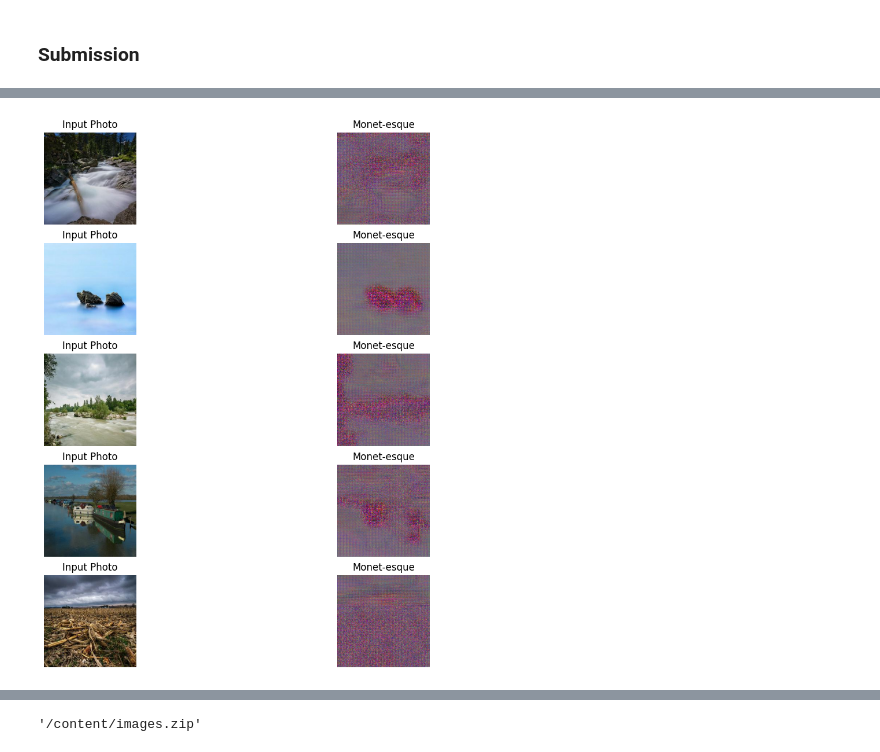
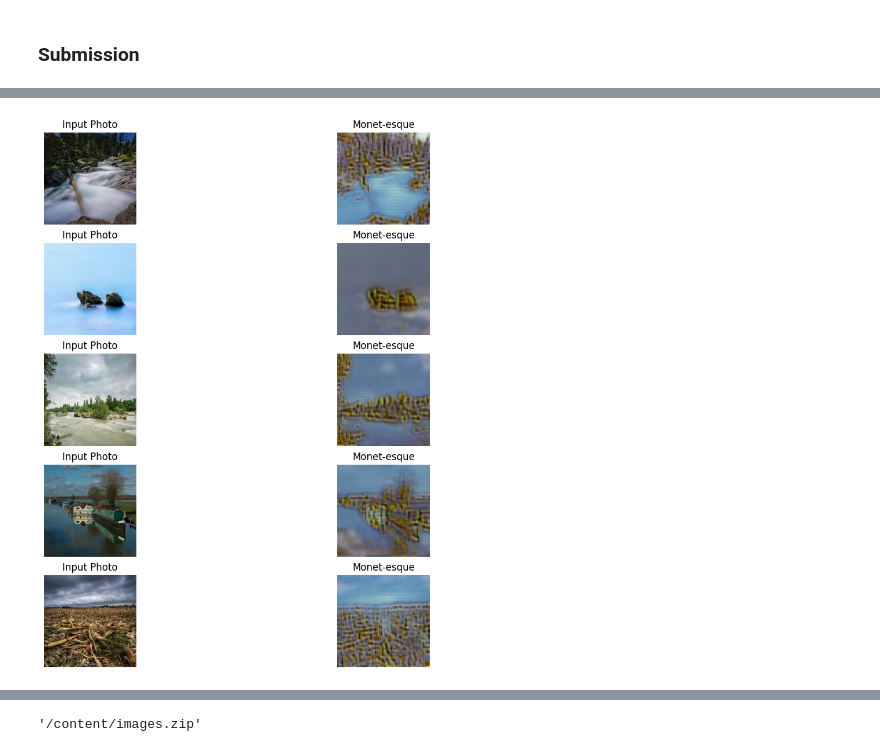
Before and after one commit to walexi/class-mini-project-5, a Jupyter notebook: GANs_Mini_Project.ipynb, the cells around one changed output, grey strips where cells are left out. Cells and saved outputs as stored; diff of their text form; code cells hidden in the pictures.

```diff
--- a/GANs_Mini_Project.ipynb
+++ b/GANs_Mini_Project.ipynb
@@ -104,7 +86,7 @@ PHOTO_DIR = f"{WRK_DIR}/photo_jpg/"
 BATCH_SIZE = 16
 img_height = 256
 img_width = 256
-MAX_EPOCHS = 3
+MAX_EPOCHS = 100
 NUM_WORKERS= 3
 # %%
 MONET_FILENAMES = glob.glob(os.path.join(MONET_DIR, '*.jpg'))
@@ -209,7 +191,7 @@ class ResidualBlock(nn.Module):
 # %%
 class Generator(nn.Module):
     def __init__(
-        self, img_channels: int=3, num_features: int = 64, num_residuals: int = 6
+        self, img_channels: int=3, num_features: int = 64, num_residuals: int = 2
     ):
         """
         Generator consists of 2 layers of downsampling/encoding layer,
@@ -510,14 +492,11 @@ params = DefaultMunch.fromDict({
     'lr': 1e-4,
     'b1': 0.5,
     'b2':0.999,
-    'lambda_photo': 8.0,
-    'lambda_monet' : 8.0,
-    'lambda_idt': 0.4,
+    'lambda_photo': 0.4,
+    'lambda_monet' : 0.4,
+    'lambda_idt': 0.3,
     'bs': BATCH_SIZE,
-    'max_epochs': MAX_EPOCHS,
-    'log_dir': '/content/',
-    'save_dir': '/content/',
-    'log_dir': '/content/'
+    'max_epochs': MAX_EPOCHS
 })
 # %%
 dm = GANDataModule( (MONET_FILENAMES, PHOTO_FILENAMES))
@@ -526,7 +505,7 @@ model = GAN(**params)
 from lightning.pytorch.callbacks.early_stopping import EarlyStopping
 
 trainer = pl.Trainer(
-    max_epochs=50,
+    max_epochs=30,
     accelerator="tpu",
     devices="auto",
     strategy="auto",
@@ -572,28 +569,28 @@ model.monet_gen.eval()
 # %%
 import torchvision.io as io
 from torchvision.io import ImageReadMode
 
 _, ax = plt.subplots(5, 2, figsize=(12, 12))
 for i, img in enumerate(PHOTO_FILENAMES[:5]):
     with torch.no_grad():
         img = io.read_image(img, mode=ImageReadMode.RGB)
-        prediction = model.monet_gen(img.unsqueeze(0).float()).squeeze(0)
-        prediction = prediction.permute(1,2,0)
+        prediction = model.photo_gen(img.unsqueeze(0).float()).squeeze(0).numpy()
+        prediction = prediction.transpose(1,2,0)
         prediction = (prediction * 127.5 + 127.5)
         # normalized = (prediction - prediction.min()) / (prediction.max() - prediction.min())
         # prediction = normalized * 255
-        prediction = prediction.numpy().astype(np.uint8)
+        prediction = prediction.astype(np.uint8)
         # prediction = PIL.Image.fromarray(prediction)
         img = (img.permute(1,2, 0)).numpy().astype(np.uint8)
 
     ax[i, 0].imshow(img)
     ax[i, 1].imshow(prediction)
     ax[i, 0].set_title("Input Photo")
     ax[i, 1].set_title("Monet-esque")
     ax[i, 0].axis("off")
     ax[i, 1].axis("off")
 plt.show()
 # %% [output]
-[figure, old version]
+[figure, new version]
 # %%
 import PIL
```
Also changed, not shown: parts of 12 cells of this notebook.
